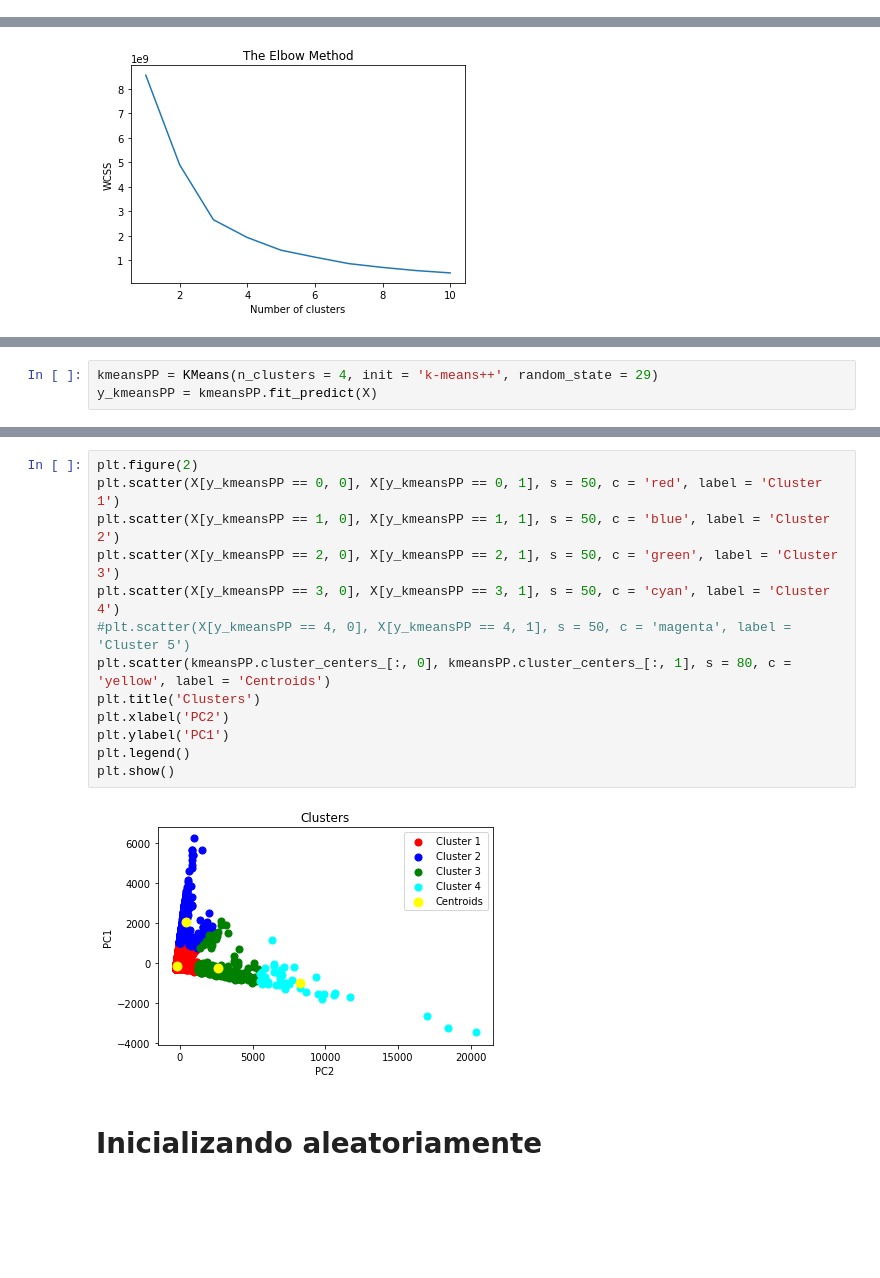
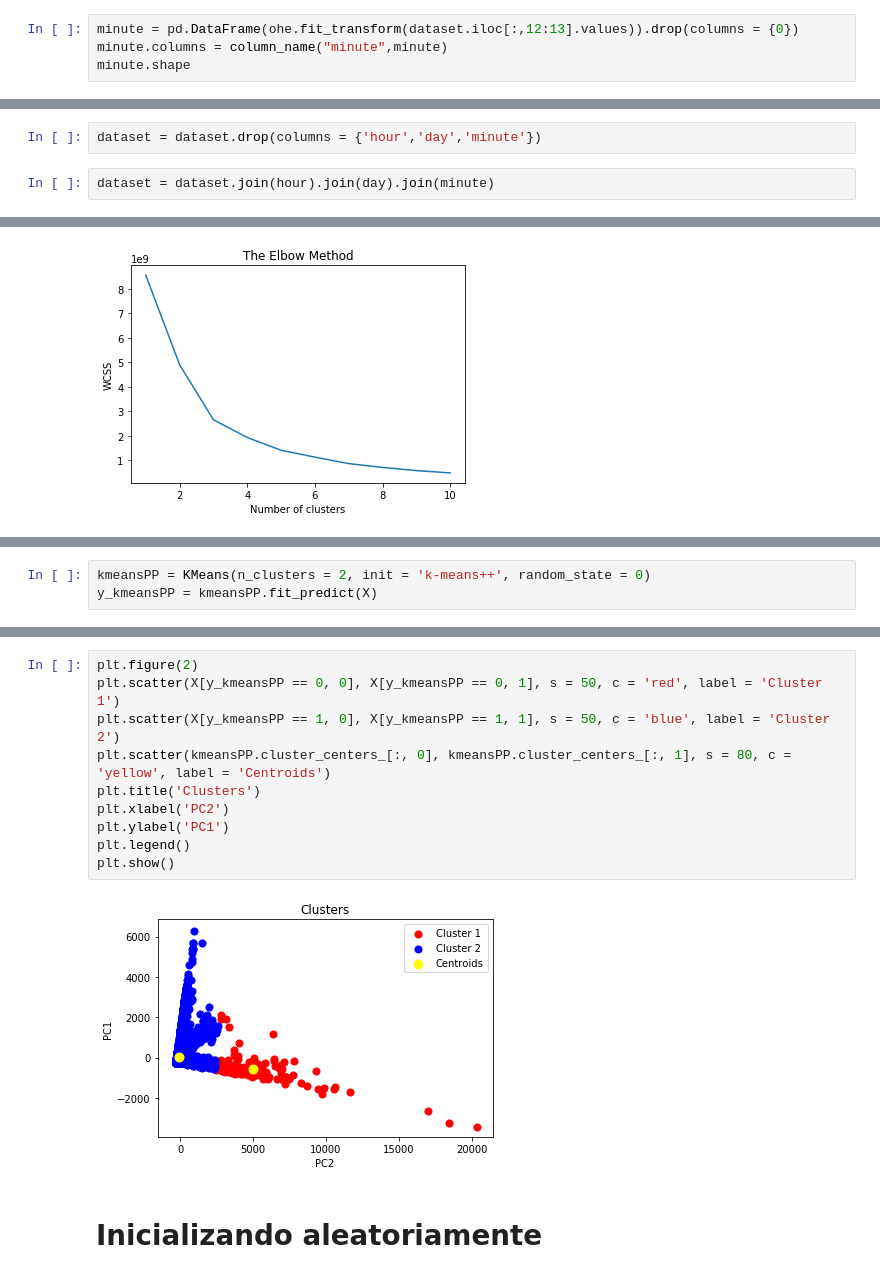
Before and after one commit to ItamarRocha/Machine-Learning-and-Data-Analysis, a Jupyter notebook: live sellers/Kmeans.ipynb, the cells around one changed output, grey strips where cells are left out. Drawn from its saved outputs; the diff is of its cells as text; blank space fills up the shorter version.

```diff
--- a/live sellers/Kmeans.ipynb
+++ b/live sellers/Kmeans.ipynb
@@ -32,0 +60,4 @@ dataset = dataset.drop(columns = {'status_published'})
+# %%
+minute = pd.DataFrame(ohe.fit_transform(dataset.iloc[:,12:13].values)).drop(columns = {0})
+minute.columns = column_name("minute",minute)
+minute.shape
@@ -33,3 +66,7 @@ dataset = dataset.drop(columns = {'status_published'})
+# %%
+dataset = dataset.drop(columns = {'hour','day','minute'})
+# %%
+dataset = dataset.join(hour).join(day).join(minute)
 # %%
 dataset.head()
 # %% [output]
@@ -104,5 +142,5 @@ a sihlouette score do 4 ficou maior, logo, ficaremos com o valor de 4 clusters
 # %%
-kmeansPP = KMeans(n_clusters = 4, init = 'k-means++', random_state = 29)
+kmeansPP = KMeans(n_clusters = 2, init = 'k-means++', random_state = 0)
 y_kmeansPP = kmeansPP.fit_predict(X)
 # %%
 pd.DataFrame(y_kmeansPP)[0].value_counts()
@@ -119,18 +155,15 @@ array([0, 0, 0, ..., 0, 0, 0], dtype=int32)
 # %%
 plt.figure(2)
 plt.scatter(X[y_kmeansPP == 0, 0], X[y_kmeansPP == 0, 1], s = 50, c = 'red', label = 'Cluster 1')
 plt.scatter(X[y_kmeansPP == 1, 0], X[y_kmeansPP == 1, 1], s = 50, c = 'blue', label = 'Cluster 2')
-plt.scatter(X[y_kmeansPP == 2, 0], X[y_kmeansPP == 2, 1], s = 50, c = 'green', label = 'Cluster 3')
-plt.scatter(X[y_kmeansPP == 3, 0], X[y_kmeansPP == 3, 1], s = 50, c = 'cyan', label = 'Cluster 4')
-#plt.scatter(X[y_kmeansPP == 4, 0], X[y_kmeansPP == 4, 1], s = 50, c = 'magenta', label = 'Cluster 5')
 plt.scatter(kmeansPP.cluster_centers_[:, 0], kmeansPP.cluster_centers_[:, 1], s = 80, c = 'yellow', label = 'Centroids')
 plt.title('Clusters')
 plt.xlabel('PC2')
 plt.ylabel('PC1')
 plt.legend()
 plt.show()
 # %% [output]
-[figure, old version]
+[figure, new version]
 # %% [markdown]
 # Inicializando aleatoriamente
 # %% [markdown]
```
Also changed, not shown: parts of 63 cells of this notebook, 13 other files.
